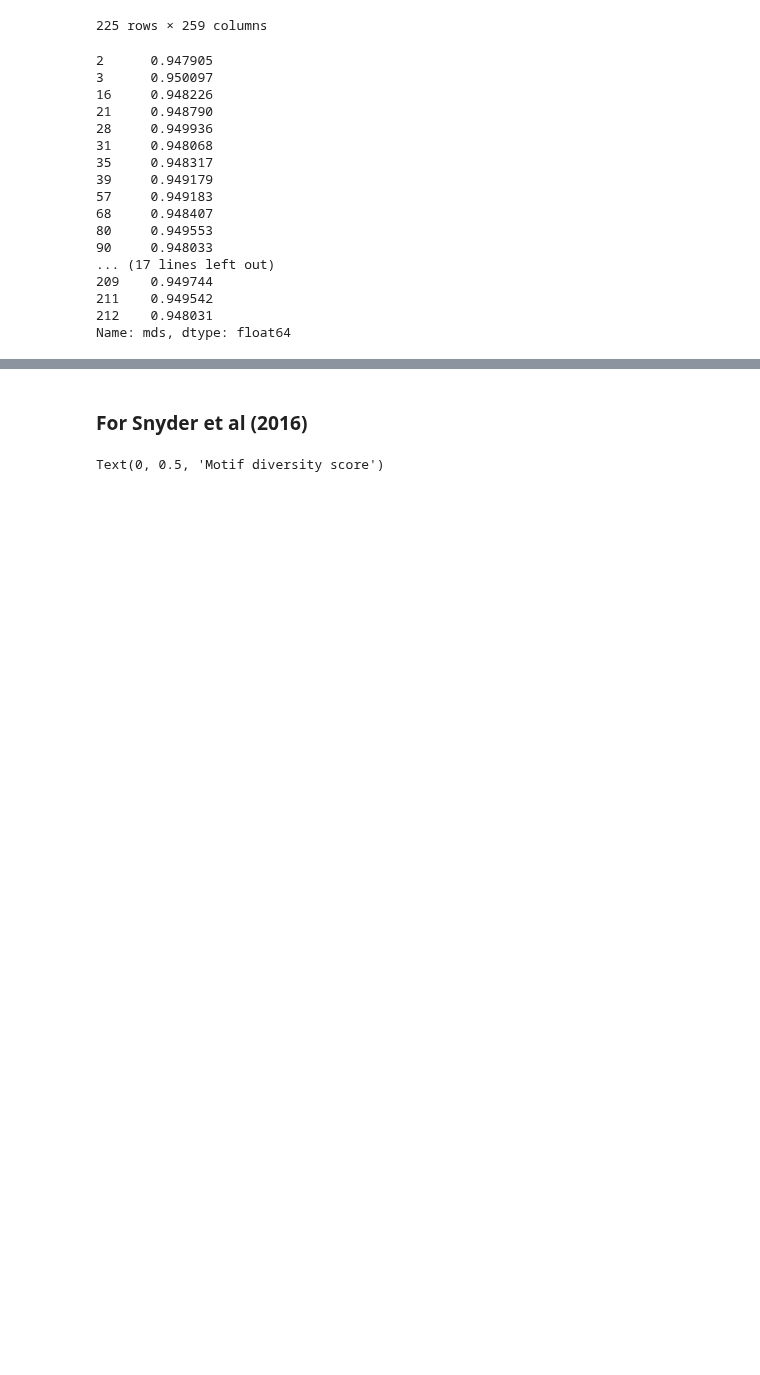
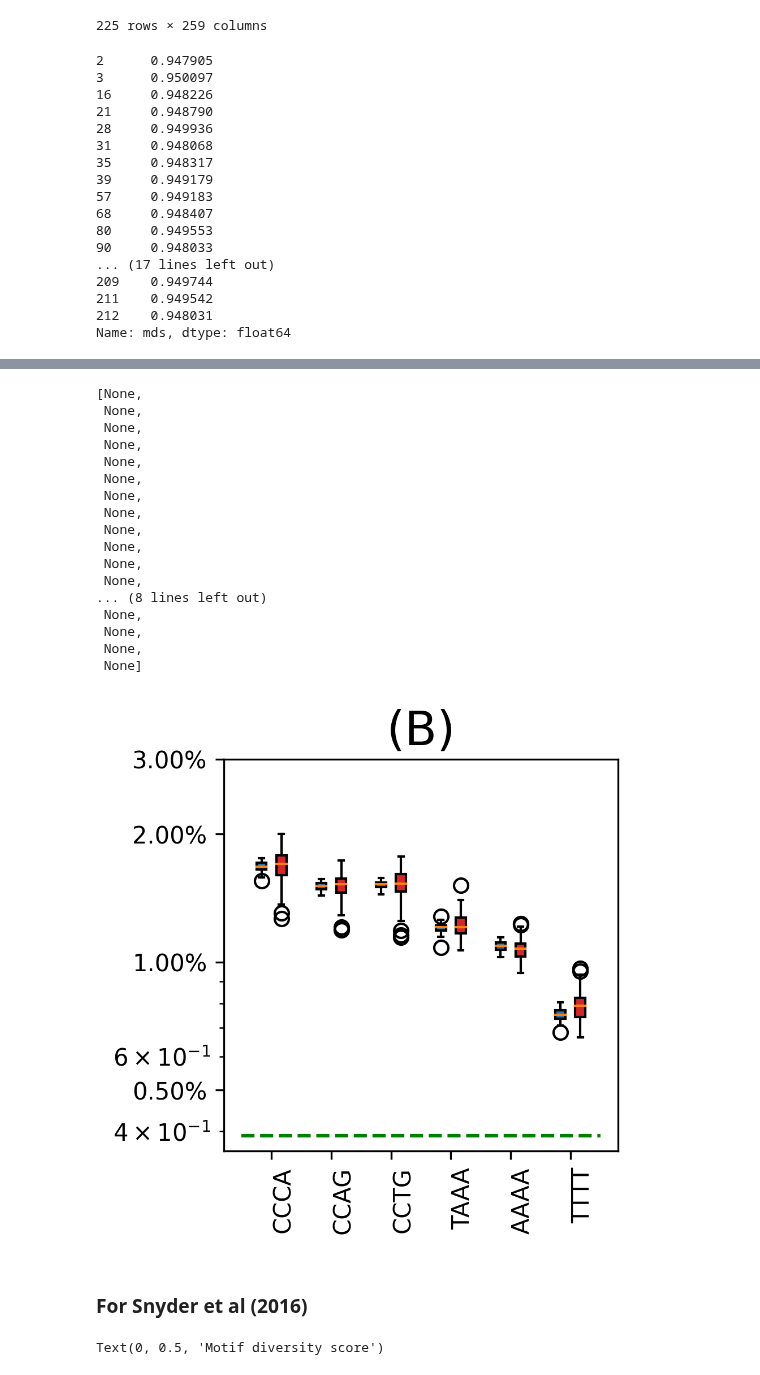
Before and after one commit to epifluidlab/FinaleToolkit, a Jupyter notebook: figs/frag_features_fig.ipynb, the cells around one changed output, grey strips where cells are left out. Saved outputs shown, nothing was run; the diff lists cells and outputs as text; code cells hidden in the pictures; blank space fills up the shorter version.

```diff
--- a/figs/frag_features_fig.ipynb
+++ b/figs/frag_features_fig.ipynb
@@ -386,3 +391,54 @@ axes[0].set_yticks([0.5, 1, 2, 3])
+# %%
+# plotting
+fig, axis = plt.subplots(1, 1)
+fig.set_dpi(300)
+fig.set_size_inches(3, 3)
+
+# Box plot for HCC motifs
+motif_box_plot = axis.boxplot(
+        motif_freq_list,
+        labels=labels,
+        positions=positions,
+        patch_artist=True,
+)
+for patch, color in zip(motif_box_plot['boxes'], colors):
+        patch.set_facecolor(color)
+axis.plot([0, 18], [100/256, 100/256], 'g--')
+axis.set_xticks(ticks, tick_labels)
+# FIXME: add legend
+
+# Box plot for MDS
+mds_box_plot = axes[1].boxplot(
+        mds_series,
+)
+axis.set_title('(B)')
+axis.title.set_size(20)
+axis.set_yscale('log')
+y_formatter = mpl.ticker.PercentFormatter()
+axis.yaxis.set_major_formatter(y_formatter)
+axis.set_yticks([0.5, 1, 2, 3])
+
+plt.setp(axis.get_xticklabels(), rotation=90, ha="right",
+         rotation_mode="anchor")
+# %% [output]
+[None,
+ None,
+ None,
+ None,
+ None,
+ None,
+ None,
+ None,
+ None,
+ None,
+ None,
+ None,
+... (8 lines left out)
+ None,
+ None,
+ None,
+ None]
+[figure, added]
 # %% [markdown]
 ### For Snyder et al (2016)
 # %%
```
Also changed, not shown: parts of 2 cells of this notebook.
